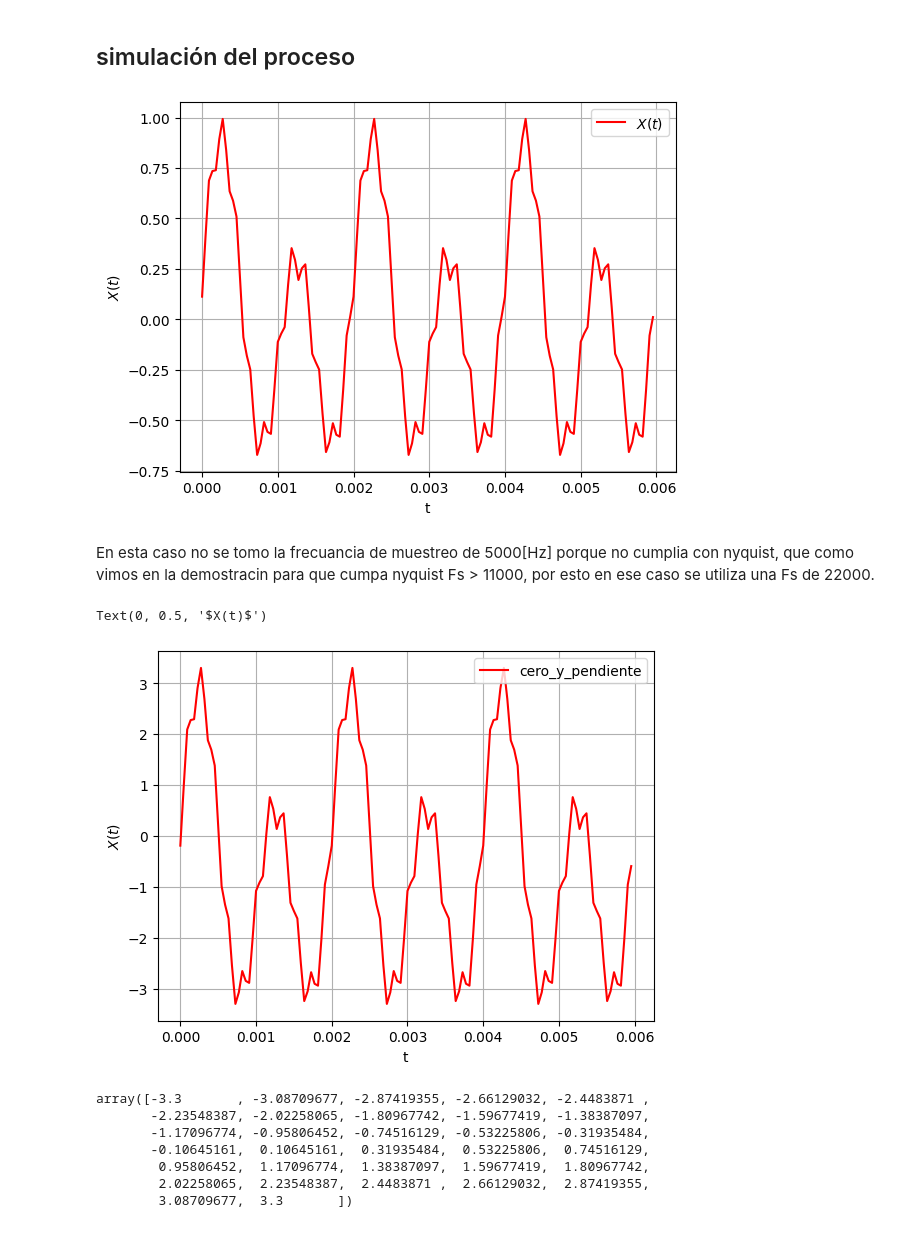
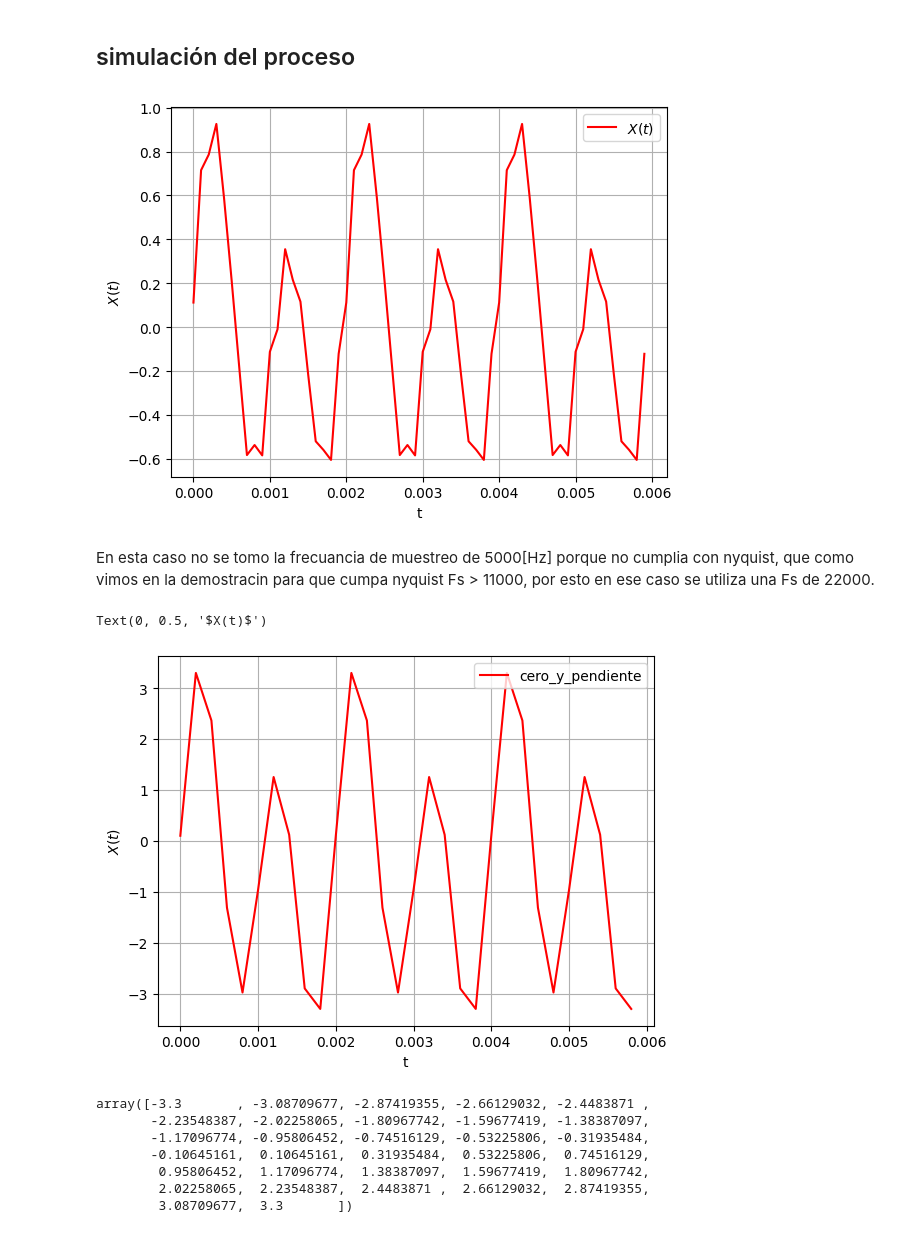
Before and after one commit to SebastianRodriguez05/SyS, a Jupyter notebook: Parcial_1_SyS.ipynb, the cells around one changed output. Saved outputs shown, nothing was run; the diff lists cells and outputs as text; code cells hidden in the pictures.

```diff
--- a/Parcial_1_SyS.ipynb
+++ b/Parcial_1_SyS.ipynb
@@ -29,35 +29,35 @@ A3 = 0.1 # Amplitud de la señal cos2
 w1 = 1000*np.pi# Frecuencia de la señal cos1
 w2 = 2000*np.pi# Frecuencia de la señal sin
 w3 = 11000*np.pi# Frecuencia de la señal cos2
 T1 = 2*np.pi/w1 # Periodo de la señal cos1
 T2 = 2*np.pi/w2 # Periodo de la señal sin
 T3 = 2*np.pi/w3 # Periodo de la señal cos2
 F1 = 1/T1 # Frecuencia de la señal cos1
 F2 = 1/T2 # Frecuencia de la señal sin
 F3 = 1/T3 # Frecuencia de la señal cos2
 
 # definir frecuencia de muuetreo segun nyquist
-Fs = 22000 # Frecuaencia mayor a 11000 para cumplir nyquist
+Fs =  5000 # Frecuaencia mayor a 11000 para cumplir nyquist
 # periodo seña cuasiperiodica segun los calculos
 T = 1/500
 # definir el vector de tiempo
 ti = 0 # tiempo inicial
 tf = 3*T # tiempo final
 tv = np.arange(ti,tf,1/Fs)
 
 #construir la señal
 x = A1*np.cos(w1*tv - np.pi/4) +  A2*np.sin(w2*tv) +  0.1*np.cos(w3*tv - np.pi)
 
 
 plt.plot(tv,x,'r',label='$X(t)$')  #funcion para poder dibujar la señal  x
 
 plt.grid(True) # dibuja las cudriculas detras de la señla
 plt.legend()
 plt.xlabel('t')
 plt.ylabel('$X(t)$')
 plt.show()
 # %% [output]
-[figure, old version]
+[figure, new version]
 # %% [markdown]
 En esta caso no se tomo la frecuancia de muestreo de 5000[Hz] porque no cumplia con nyquist, que como vimos en la demostracin para que cumpa nyquist Fs > 11000, por esto en ese caso se utiliza una Fs de 22000.
 # %%
@@ -82,7 +82,7 @@ plt.xlabel('t')
 plt.ylabel('$X(t)$')
 # %% [output]
 Text(0, 0.5, '$X(t)$')
-[figure, old version]
+[figure, new version]
 # %%
 nbits = 5
 num_est = 2**nbits
```
Also changed, not shown: parts of 5 cells of this notebook.
